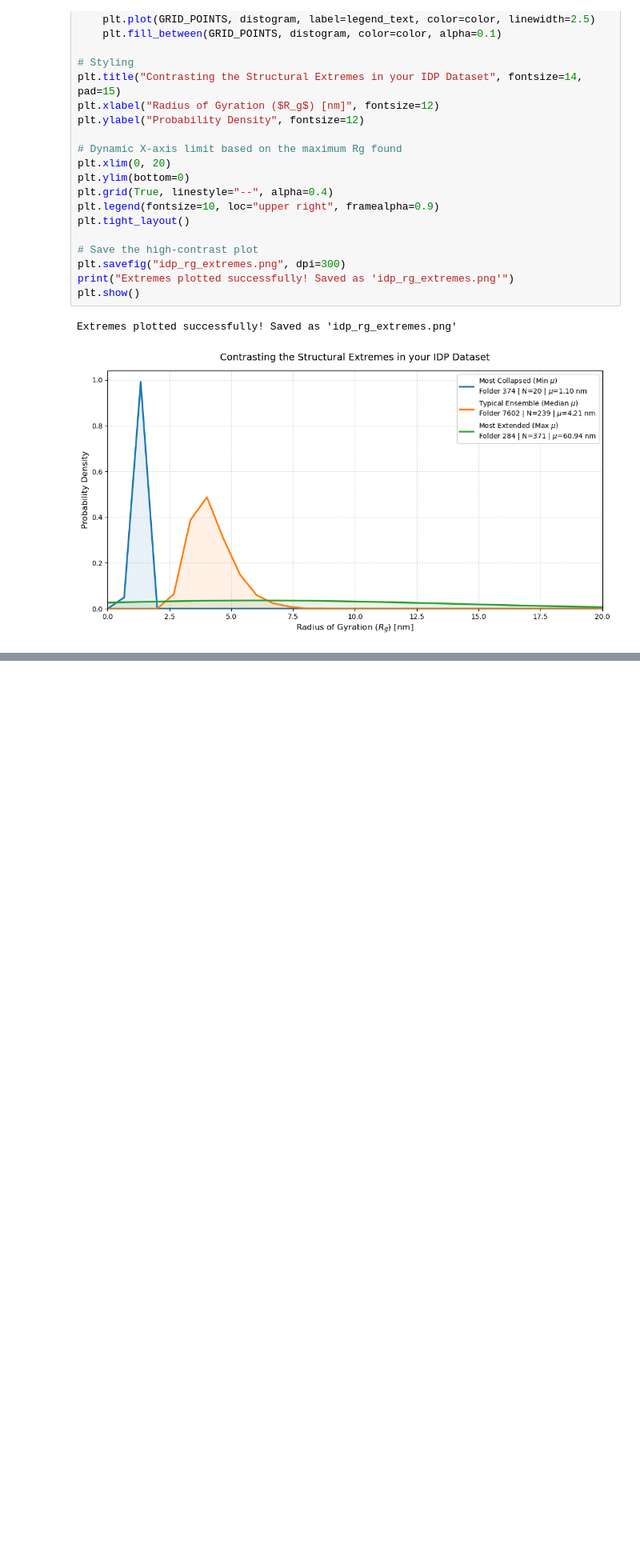
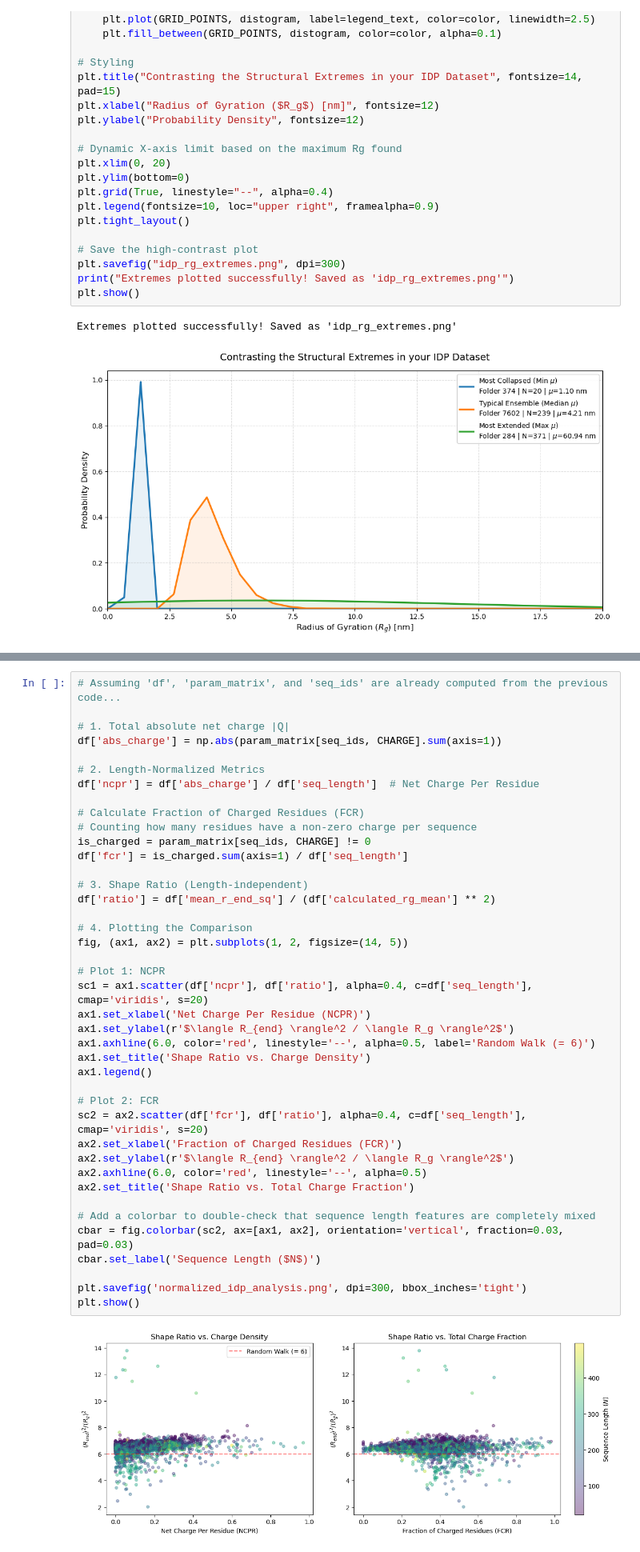
Before and after one commit to amgualdron/idps-machine-learning, a Jupyter notebook: notebook/ml-data.ipynb, the cells around one changed output, grey strips where cells are left out. Shown at 80% size. Drawn from its saved outputs; the diff is of its cells as text; blank space fills up the shorter version.

```diff
--- a/notebook/ml-data.ipynb
+++ b/notebook/ml-data.ipynb
@@ -382,0 +482,43 @@ Sequence not found in the dataset.
+# %%
+# Assuming 'df', 'param_matrix', and 'seq_ids' are already computed from the previous code...
+
+# 1. Total absolute net charge |Q|
+df['abs_charge'] = np.abs(param_matrix[seq_ids, CHARGE].sum(axis=1))
+
+# 2. Length-Normalized Metrics
+df['ncpr'] = df['abs_charge'] / df['seq_length']  # Net Charge Per Residue
+
+# Calculate Fraction of Charged Residues (FCR)
+# Counting how many residues have a non-zero charge per sequence
+is_charged = param_matrix[seq_ids, CHARGE] != 0
+df['fcr'] = is_charged.sum(axis=1) / df['seq_length']
+
+# 3. Shape Ratio (Length-independent)
+df['ratio'] = df['mean_r_end_sq'] / (df['calculated_rg_mean'] ** 2)
+
+# 4. Plotting the Comparison
+fig, (ax1, ax2) = plt.subplots(1, 2, figsize=(14, 5))
+
+# Plot 1: NCPR
+sc1 = ax1.scatter(df['ncpr'], df['ratio'], alpha=0.4, c=df['seq_length'], cmap='viridis', s=20)
+ax1.set_xlabel('Net Charge Per Residue (NCPR)')
+ax1.set_ylabel(r'$\langle R_{end} \rangle^2 / \langle R_g \rangle^2$')
+ax1.axhline(6.0, color='red', linestyle='--', alpha=0.5, label='Random Walk (= 6)')
+ax1.set_title('Shape Ratio vs. Charge Density')
+ax1.legend()
+
+# Plot 2: FCR
+sc2 = ax2.scatter(df['fcr'], df['ratio'], alpha=0.4, c=df['seq_length'], cmap='viridis', s=20)
+ax2.set_xlabel('Fraction of Charged Residues (FCR)')
+ax2.set_ylabel(r'$\langle R_{end} \rangle^2 / \langle R_g \rangle^2$')
+ax2.axhline(6.0, color='red', linestyle='--', alpha=0.5)
+ax2.set_title('Shape Ratio vs. Total Charge Fraction')
+
+# Add a colorbar to double-check that sequence length features are completely mixed
+cbar = fig.colorbar(sc2, ax=[ax1, ax2], orientation='vertical', fraction=0.03, pad=0.03)
+cbar.set_label('Sequence Length ($N$)')
+
+plt.savefig('normalized_idp_analysis.png', dpi=300, bbox_inches='tight')
+plt.show()
+# %% [output]
+[figure, added]
```
Also changed, not shown: parts of 4 cells of this notebook, 6 other files.
